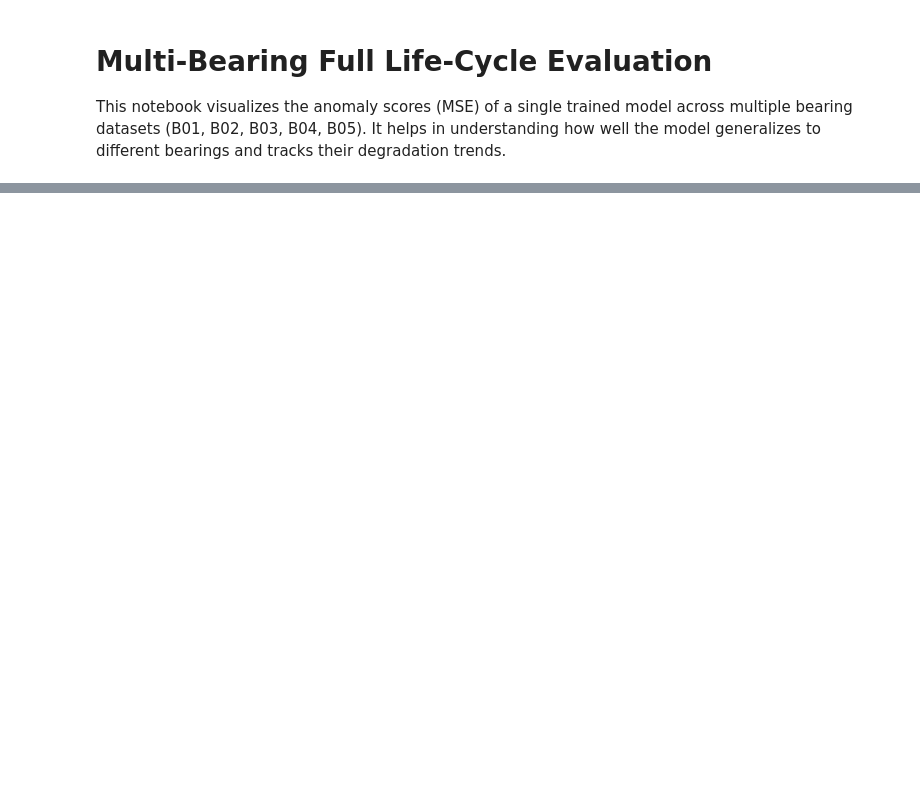
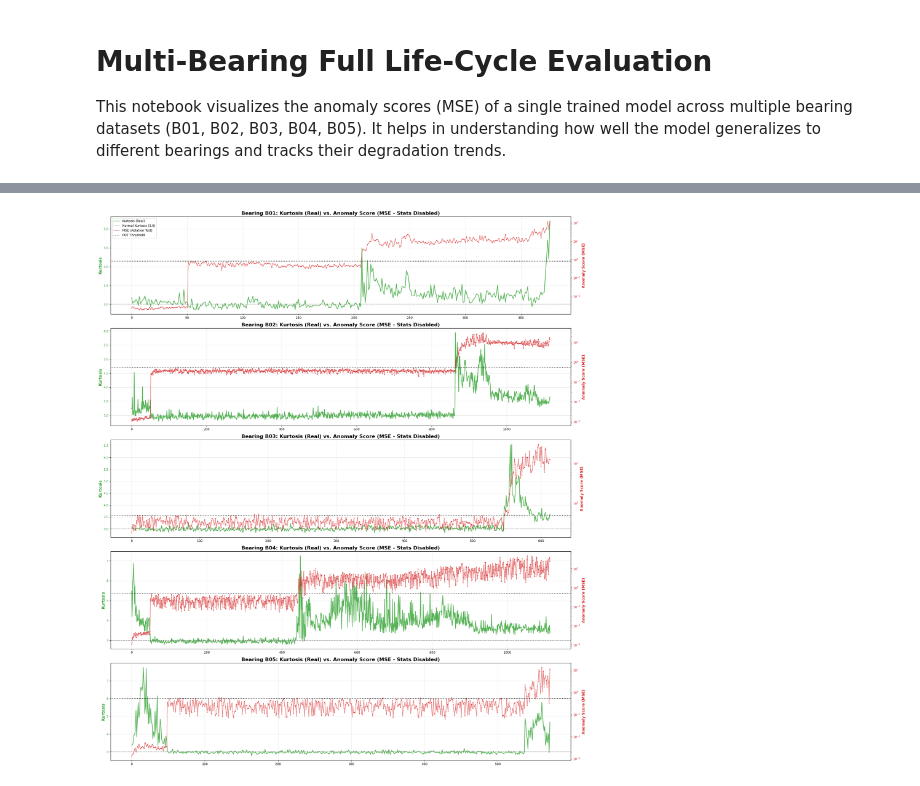
Before and after one commit to sunbv56/mamba-forecast-ad, a Jupyter notebook: src/notebooks/multi_bearing_lifecycle.ipynb, the cells around one changed output, grey strips where cells are left out. Drawn from its saved outputs; the diff is of its cells as text; code cells hidden in the pictures; blank space fills up the shorter version.

```diff
--- a/src/notebooks/multi_bearing_lifecycle.ipynb
+++ b/src/notebooks/multi_bearing_lifecycle.ipynb
@@ -290,0 +389,12 @@ else:
+# %%
+# --- 1. Chạy lại đánh giá cho toàn bộ 5 vòng bi ---
+bearing_ids = ['B01', 'B02', 'B03', 'B04', 'B05']
+all_results_v2 = {}
+
+for b_id in bearing_ids:
+    # Gọi hàm v2 (hàm bạn vừa tắt RMS/Kurtosis)
+    res = evaluate_bearing_v2(b_id, model, device)
+    if res:
+        all_results_v2[b_id] = res
+    else:
+        print(f"Lỗi: Không tìm thấy dữ liệu cho {b_id}")
@@ -290,0 +407,46 @@ else:
+# %%
+# --- 2. Vẽ biểu đồ Full vòng bi với kích thước phóng to ---
+n_res = len(all_results_v2)
+if n_res > 0:
+    # Tăng chiều rộng lên 22 để nhìn rõ độ trễ của MSE so với Kurtosis/RMS
+    fig, axes = plt.subplots(n_res, 1, figsize=(22, 5 * n_res), sharex=False)
+    if n_res == 1: axes = [axes]
+
+    for i, (b_id, res) in enumerate(all_results_v2.items()):
+        ax1 = axes[i]
+
+        # Trục trái: Kurtosis (Dữ liệu thật để đối chiếu)
+        color_kurt = 'tab:green'
+        ax1.plot(res['indices'], res['kurtosis'], color=color_kurt, linewidth=2, label='Kurtosis (Real)', alpha=0.8)
+        ax1.set_ylabel('Kurtosis', color=color_kurt, fontsize=12, fontweight='bold')
+        ax1.tick_params(axis='y', labelcolor=color_kurt)
+        ax1.grid(True, alpha=0.3)
+        ax1.set_title(f"Bearing {b_id}: Kurtosis (Real) vs. Anomaly Score (MSE - Stats Disabled)", fontsize=16, fontweight='bold')
+
+        # Đường ngưỡng Kurtosis lý thuyết
+        ax1.axhline(y=3.0, color='gray', linestyle='--', alpha=0.6, label='Normal Kurtosis (3.0)')
+
+        # Trục phải: Anomaly Score (MSE) - Lúc này MSE không còn biết RMS/Kurt là bao nhiêu
+        ax2 = ax1.twinx()
+        color_mse = 'tab:red'
+        ax2.plot(res['indices'], res['mse'], color=color_mse, linewidth=1.5, alpha=0.6, label='MSE (Ablation Test)', marker='o', markersize=2)
+        ax2.set_ylabel('Anomaly Score (MSE)', color=color_mse, fontsize=12, fontweight='bold')
+        ax2.tick_params(axis='y', labelcolor=color_mse)
+        ax2.set_yscale('log')
+
+        # Ngưỡng POT dựa trên MSE mới
+        thresh = calculate_threshold_pot(np.array(res['mse'])[:int(len(res['mse'])*0.2)], q=POT_Q)
+        ax2.axhline(y=thresh, color='black', linestyle=':', linewidth=2, label=f'POT Threshold')
+
+        # Gom legend
+        if i == 0:
+            lines1, labels1 = ax1.get_legend_handles_labels()
+            lines2, labels2 = ax2.get_legend_handles_labels()
+            ax1.legend(lines1 + lines2, labels1 + labels2, loc='upper left', fontsize=10)
+
+    plt.tight_layout()
+    plt.show()
+else:
+    print("Không có dữ liệu để vẽ. Vui lòng kiểm tra lại đường dẫn data/processed.")
+# %% [output]
+[figure, added]
```
Also changed, not shown: parts of 8 cells of this notebook, 14 other files.
